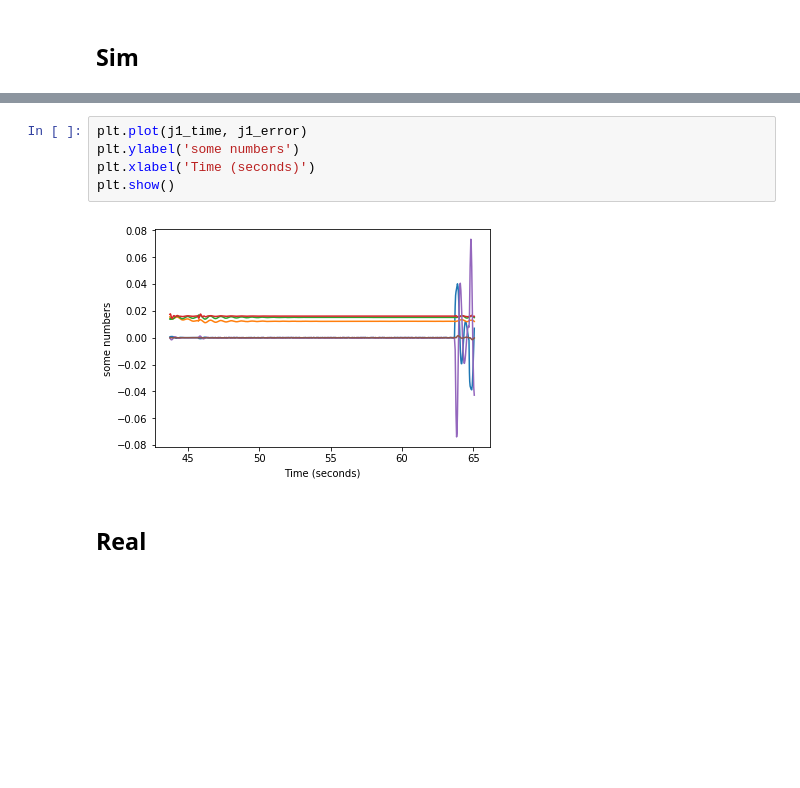
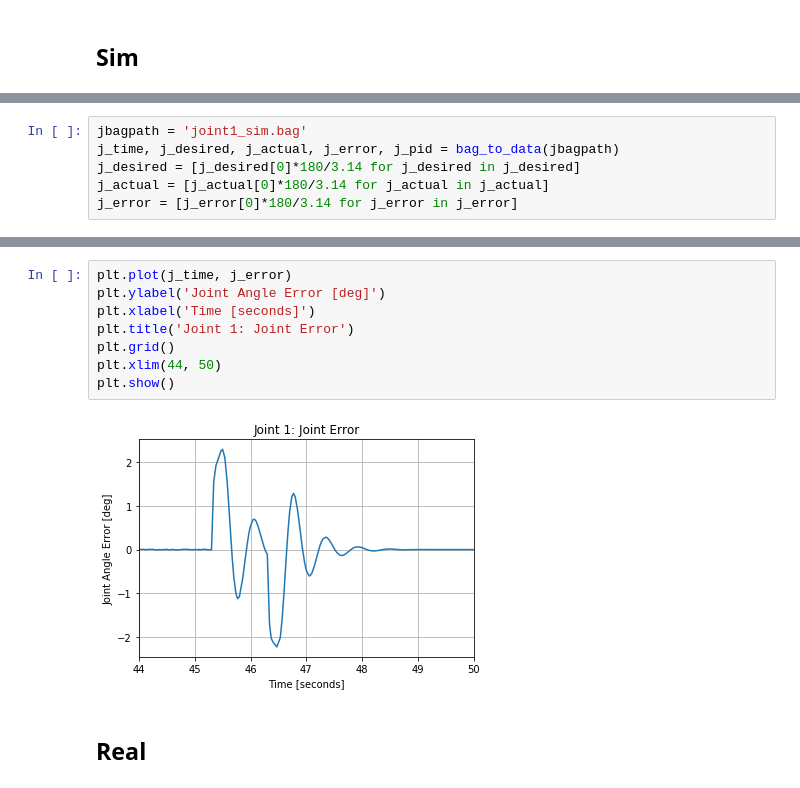
Before and after one commit to alonzolopez/bbot-master, a Jupyter notebook: rosbag/plot_joints.ipynb, the cells around one changed output, grey strips where cells are left out. Drawn from its saved outputs; the diff is of its cells as text; blank space fills up the shorter version.

Commit message:
Plotted Joints 1-6 from Sim Data

```diff
--- a/rosbag/plot_joints.ipynb
+++ b/rosbag/plot_joints.ipynb
@@ -101,0 +91,6 @@ j1_time, j1_desired, j1_actual, j1_error, j1_pid = bag_to_data(j1bagpath)
+# %%
+jbagpath = 'joint1_sim.bag'
+j_time, j_desired, j_actual, j_error, j_pid = bag_to_data(jbagpath)
+j_desired = [j_desired[0]*180/3.14 for j_desired in j_desired]
+j_actual = [j_actual[0]*180/3.14 for j_actual in j_actual]
+j_error = [j_error[0]*180/3.14 for j_error in j_error]
@@ -102,10 +109,13 @@ j1_time, j1_desired, j1_actual, j1_error, j1_pid = bag_to_data(j1bagpath)
 # %%
-plt.plot(j1_time, j1_error)
-plt.ylabel('some numbers')
-plt.xlabel('Time (seconds)')
+plt.plot(j_time, j_error)
+plt.ylabel('Joint Angle Error [deg]')
+plt.xlabel('Time [seconds]')
+plt.title('Joint 1: Joint Error')
+plt.grid()
+plt.xlim(44, 50)
 plt.show()
 # %% [output]
-[figure, old version]
+[figure, new version]
 # %% [markdown]
 ## Real
 # %% [markdown]
```
Also changed, not shown: parts of 32 cells of this notebook.
